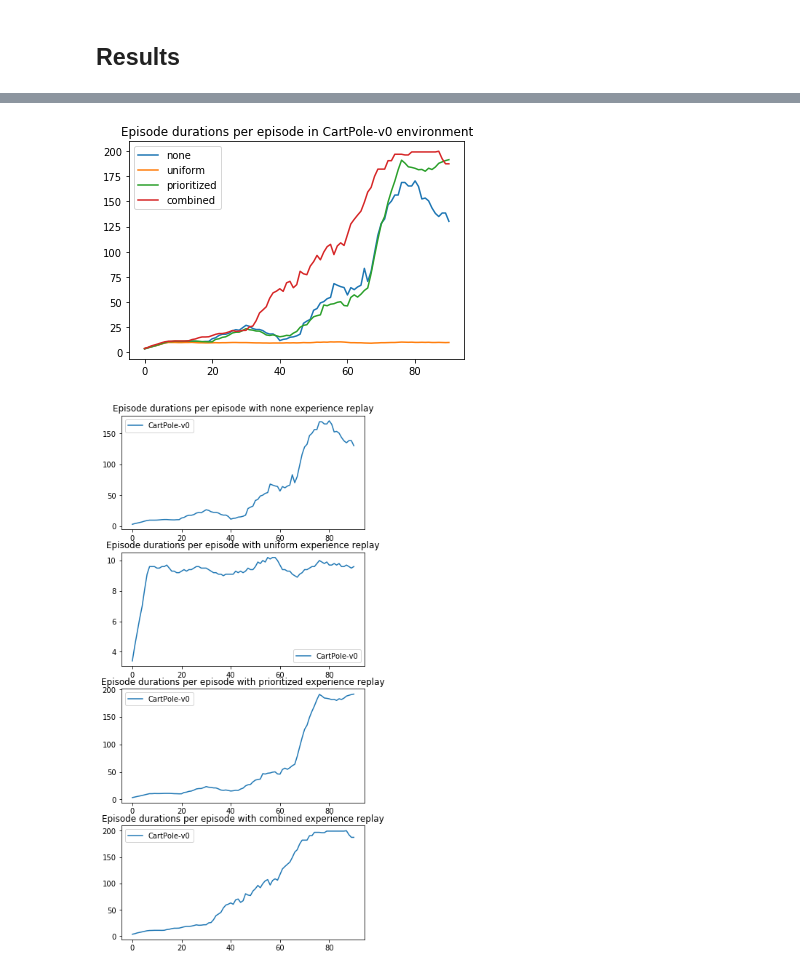
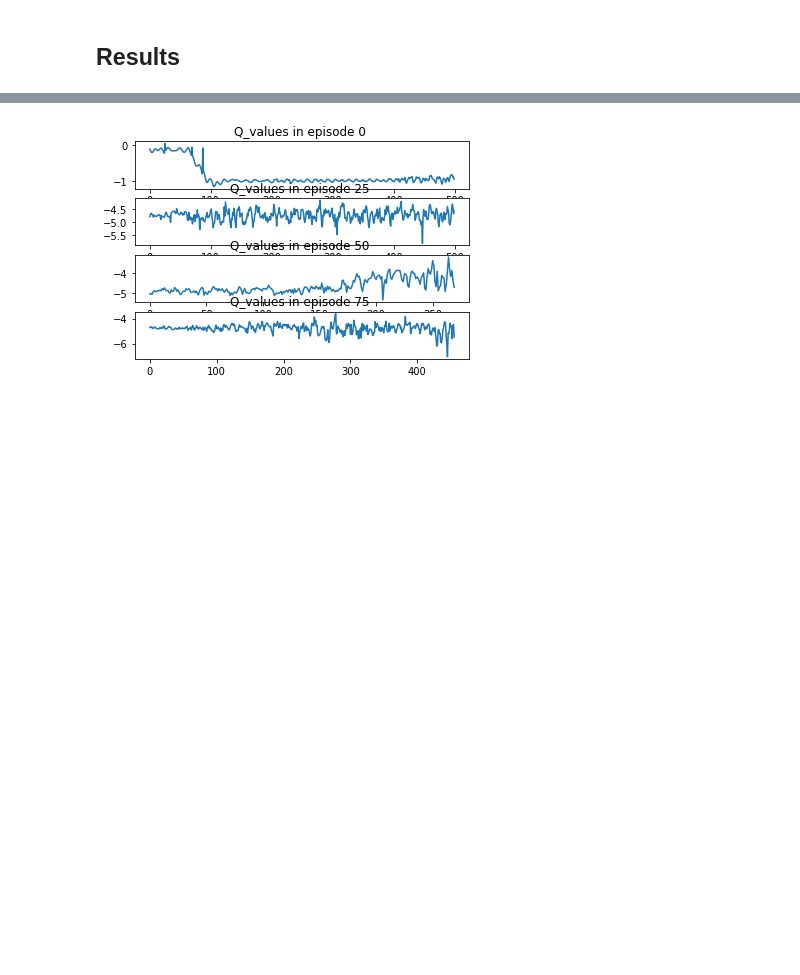
Before and after one commit to Kanter666/q-learning-experience-replay, a Jupyter notebook: rl_project.ipynb, the cells around one changed output, grey strips where cells are left out. Drawn from its saved outputs; the diff is of its cells as text; code cells hidden in the pictures; blank space fills up the shorter version.

Commit message:
Logging Q_values for chosen action during the run

```diff
--- a/rl_project.ipynb
+++ b/rl_project.ipynb
@@ -92,7 +92,7 @@ def select_action(model, state, epsilon):
     with torch.no_grad():
         actionProbs = model(torch.Tensor(state)).numpy()
     action = np.random.choice(len(actionProbs), 1) if np.random.rand() < epsilon else np.argmax(actionProbs)
-    return int(action.squeeze())
+    return int(action.squeeze()), actionProbs[0][action]
 
 def copy_model(source_model, target_model):
     target_model.load_state_dict(source_model.state_dict())
@@ -203,6 +203,7 @@ def run_episodes(model, target_model, memory, env, num_episodes, batch_size, dis
     results_output['max_TD_error'] = np.zeros(num_episodes)
     results_output['std_TD_error'] = np.zeros(num_episodes)
     results_output['correlation_count'] = np.zeros(num_episodes)
+    results_output['Q_values'] = []
 
     iteration = 0
 
@@ -220,15 +221,17 @@ def run_episodes(model, target_model, memory, env, num_episodes, batch_size, dis
         max_TD_error = []
         std_TD_error = []
         correlation_count = []
+        Q_values = []
 
         state = env.reset()
         state = np.reshape(state, [1, state_size])
 
         while not done:
-            action = select_action(model, state, get_epsilon(iteration))
+            action, Q_val = select_action(model, state, get_epsilon(iteration))
 
             next_state, reward, done, info = env.step(action)
             next_state = np.reshape(next_state, [1, state_size])
+            Q_values.append(Q_val)
 
             # if an action make the episode end, then gives penalty of -10
             reward = reward if not done or score == 499 else -10
@@ -255,6 +258,7 @@ def run_episodes(model, target_model, memory, env, num_episodes, batch_size, dis
                 correlation_count.append(iid_stats)
 
             if done:
+                results_output['Q_values'].append(np.array([x for x in Q_values[:]]))
                 # every episode update the target model to be same with model
                 copy_model(model, target_model)
 
@@ -551,4 +555,5 @@ def grid_search(iterations):
 
 
 # use results and then next cell for plotting - no need to get results multiple times
-results = grid_search(50)
+# results = grid_search(10)
+results = run('prioritized', 'Acrobot-v1')
@@ -583,33 +583,40 @@ smooth_range = 10
 # And see the results
 def smooth(x, N):
     cumsum = np.cumsum(np.insert(x, 0, 0))
     return (cumsum[N:] - cumsum[:-N]) / float(N)
 
+def plot_Q_values(Q_values, spacing):
+    for i in range(0, len(Q_values), spacing):
+        plt.subplot(len(Q_values)/spacing,1, i/spacing+1)
+        plt.plot(Q_values[i])
+        plt.title('Q_values in episode {} '.format(i))
+    # plt.subplots_adjust(top=1, bottom=-1.5)
+    plt.show()
 
 def grid_graphs():
     # plot durations
     # compare per environment
     for index, env in enumerate(environments):
         plt.subplot(len(environments),1, index+1)
         for er_type in exp_replays:
             plt.plot(smooth(results[env][er_type]['durations'], smooth_range))
         plt.title('Episode durations per episode in {} environment'.format(env))
         plt.legend(exp_replays)
     # plt.subplots_adjust(top=1, bottom=-1.5)
     plt.show()
 
     # compare per ER
     for index, er_type in enumerate(exp_replays):
         plt.subplot(len(exp_replays),1, index+1)
         for env in environments:
             plt.plot(smooth(results[env][er_type]['durations'], smooth_range))
         plt.title('Episode durations per episode with {} experience replay'.format(exp_replays[index]))
         plt.legend(environments)
     plt.subplots_adjust(top=1, bottom=-1.5)
     plt.show()
 
-grid_graphs()
+# grid_graphs()
 # print(results["CartPole-v0"])
+plot_Q_values(results['Q_values'], 25)
 # %% [output]
-[figure, old version]
+[figure, new version]
-[figure, removed]
```
Also changed, not shown: parts of 4 cells of this notebook.
